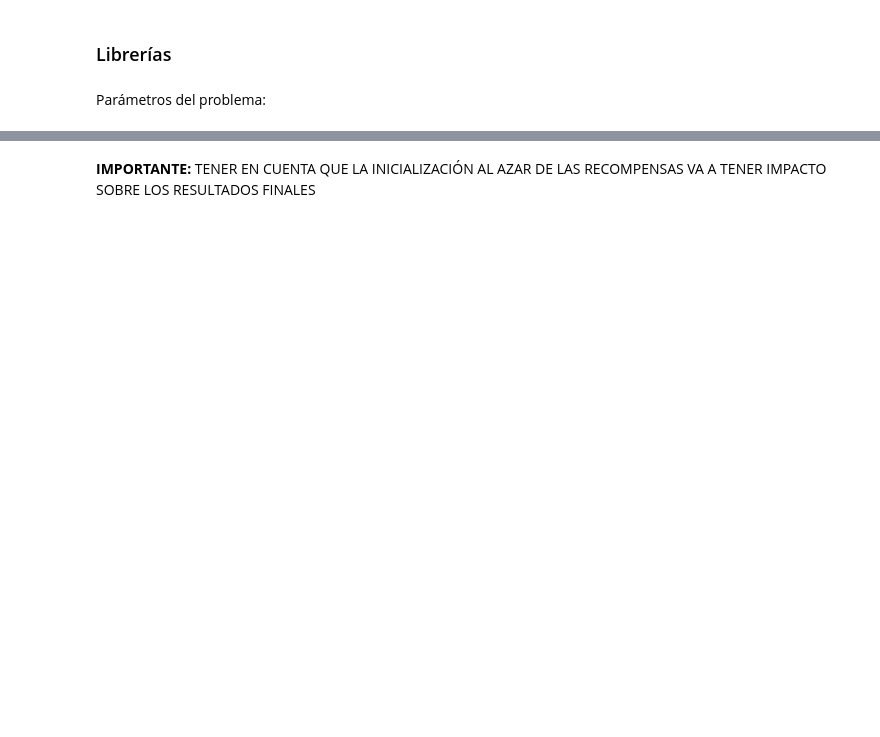
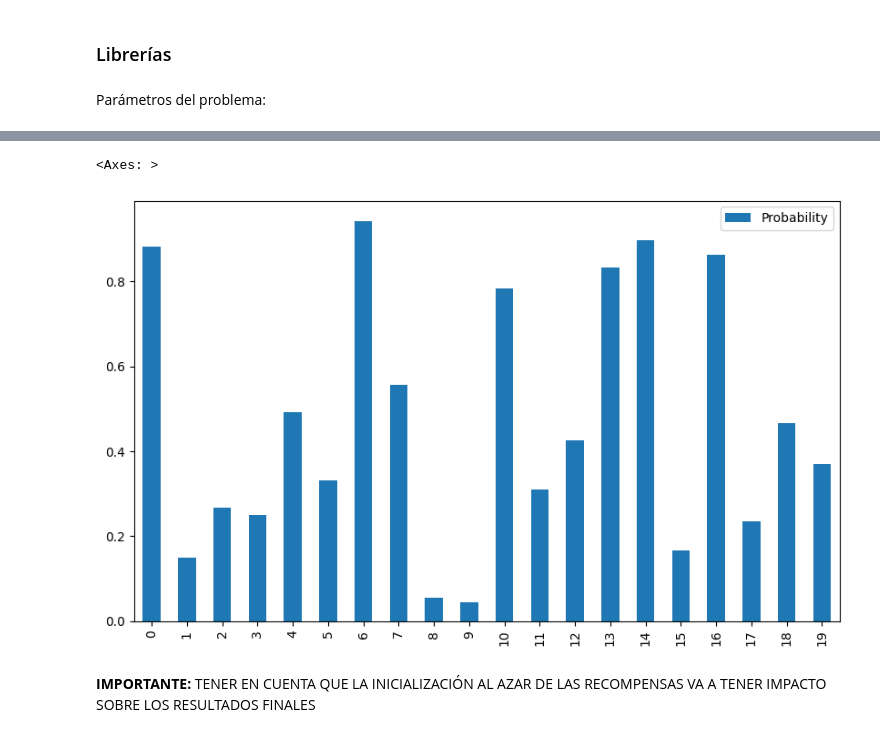
Before and after one commit to contepablod/ML_Bourbaki, a Jupyter notebook: Semana5/intro_multiarmed_bandits.ipynb, the cells around one changed output, grey strips where cells are left out. Saved outputs shown, nothing was run; the diff lists cells and outputs as text; code cells hidden in the pictures; blank space fills up the shorter version.

```diff
--- a/Semana5/intro_multiarmed_bandits.ipynb
+++ b/Semana5/intro_multiarmed_bandits.ipynb
@@ -46,3 +46,8 @@ array([0.48748547, 0.48679042, 0.01490761, 0.7501032 , 0.95879865,
+# %%
+pd.DataFrame(arm_probabilities, columns=['Probability']).plot(kind='bar', figsize=(10, 6))
+# %% [output]
+<Axes: >
+[figure, added]
 # %% [markdown]
 **IMPORTANTE:** TENER EN CUENTA QUE LA INICIALIZACIÓN AL AZAR DE LAS RECOMPENSAS VA A TENER IMPACTO SOBRE LOS RESULTADOS FINALES
 # %%
```
Also changed, not shown: parts of 13 cells of this notebook.
